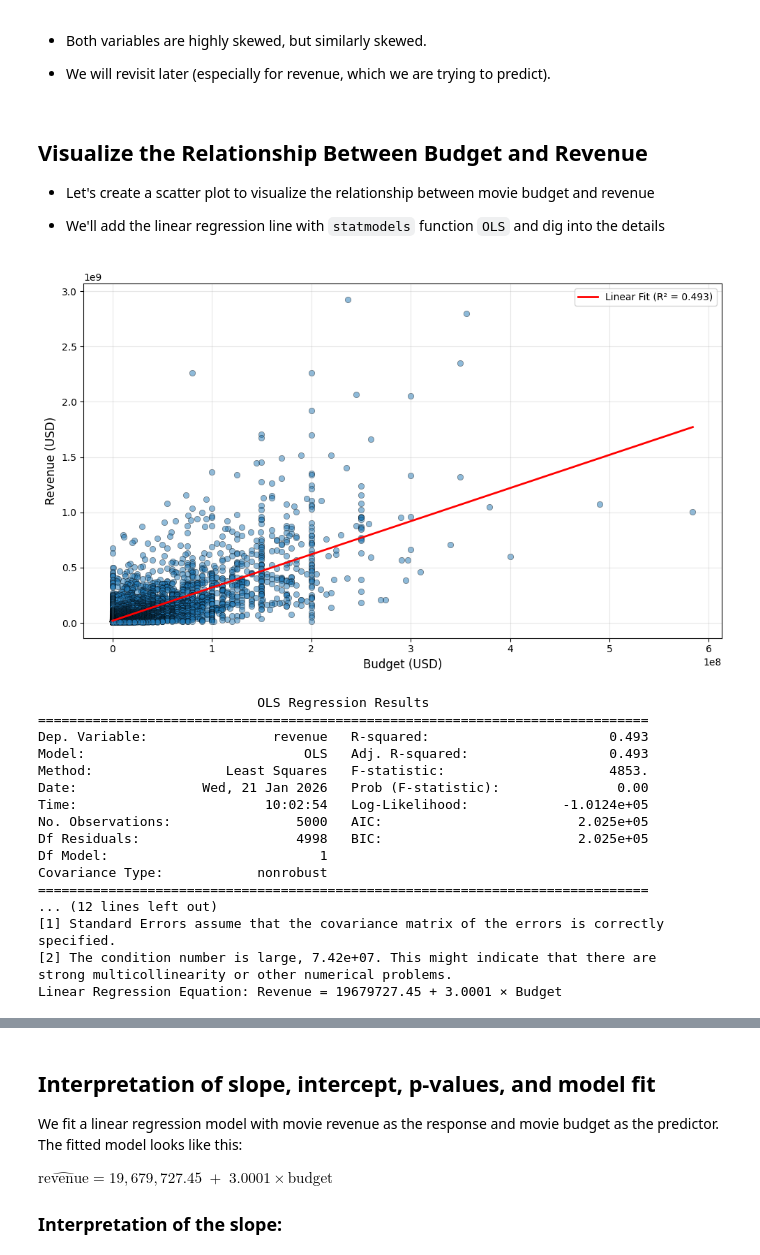
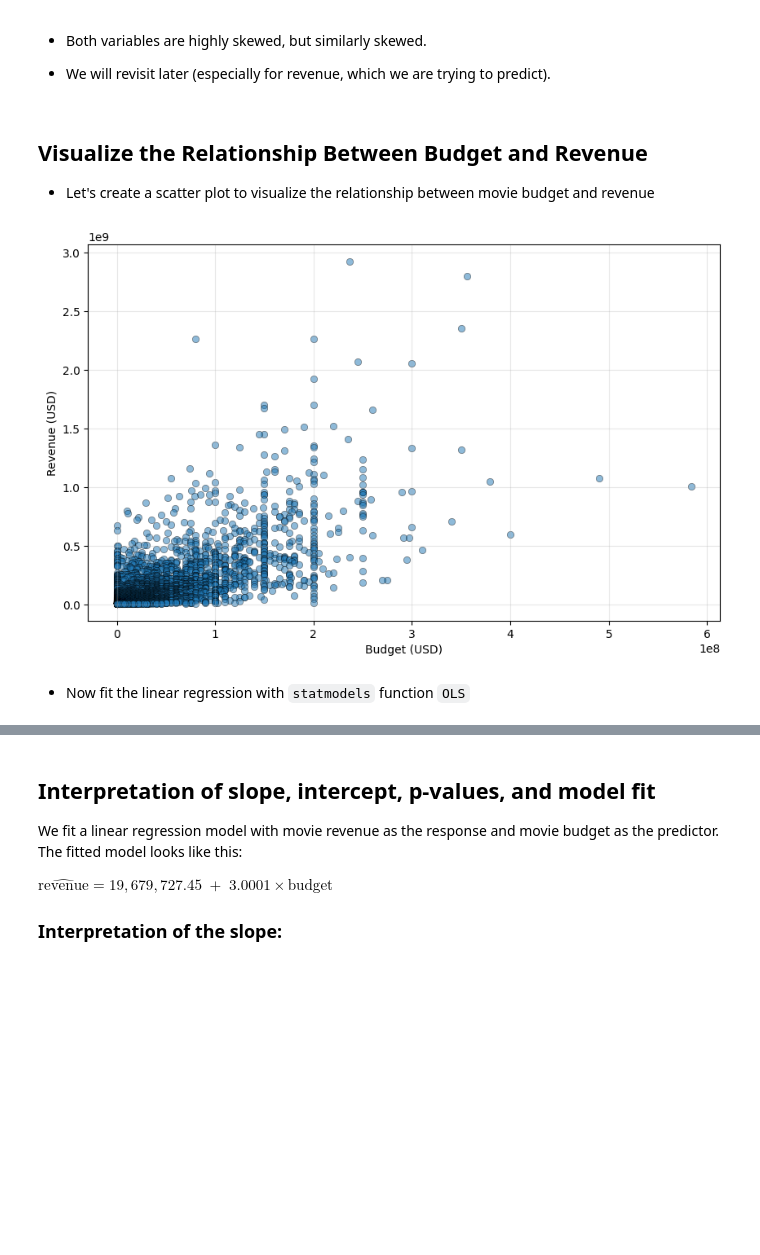
Before and after one commit to STA272/sta272-20261, a Jupyter notebook: Week3/STA272_22012026_L3.ipynb, the cells around one changed output, grey strips where cells are left out. Saved outputs shown, nothing was run; the diff lists cells and outputs as text; code cells hidden in the pictures; blank space fills up the shorter version.

```diff
--- a/Week3/STA272_22012026_L3.ipynb
+++ b/Week3/STA272_22012026_L3.ipynb
@@ -229,60 +239,19 @@ plt.show()
 ## Visualize the Relationship Between Budget and Revenue
 
 - Let's create a scatter plot to visualize the relationship between movie budget and revenue
-
-- We'll add the linear regression line with `statmodels` function `OLS` and dig into the details
 # %%
 import matplotlib.pyplot as plt
 import numpy as np
 import statsmodels.api as sm
 
-# Prepare data for regression
-X = movies['budget']
-y = movies['revenue']
-X_with_const = sm.add_constant(X)  # Add intercept
-
-# Fit linear regression model using statsmodels
-model = sm.OLS(y, X_with_const).fit()
-
-# Get predictions for the regression line
-x_line = np.linspace(X.min(), X.max(), 100)
-x_line_with_const = sm.add_constant(x_line)
-y_line = model.predict(x_line_with_const)
-
-# Create the plot
+# Scatter plot of budget vs revenue
 plt.figure(figsize=(10, 6))
 plt.scatter(movies['budget'], movies['revenue'], alpha=0.5, edgecolors='black', linewidth=0.5)
-
-# Add regression line
-plt.plot(x_line, y_line, 'r-', linewidth=2, label=f'Linear Fit (R² = {model.rsquared:.3f})')
-plt.xlabel('Budget (USD)', fontsize=12)
-plt.ylabel('Revenue (USD)', fontsize=12)
-plt.legend()
+plt.xlabel('Budget (USD)')
+plt.ylabel('Revenue (USD)')
 plt.grid(True, alpha=0.3)
-plt.tight_layout()
 plt.show()
-
-# Print regression results
-print(model.summary())
-intercept = model.params.iloc[0]
-slope = model.params.iloc[1]
-print(f"Linear Regression Equation: Revenue = {intercept:.2f} + {slope:.4f} × Budget")
 # %% [output]
-[figure, old version]
+[figure, new version]
-                            OLS Regression Results
-==============================================================================
-Dep. Variable:                revenue   R-squared:                       0.493
-Model:                            OLS   Adj. R-squared:                  0.493
-Method:                 Least Squares   F-statistic:                     4853.
-Date:                Wed, 21 Jan 2026   Prob (F-statistic):               0.00
-Time:                        10:02:54   Log-Likelihood:            -1.0124e+05
-No. Observations:                5000   AIC:                         2.025e+05
-Df Residuals:                    4998   BIC:                         2.025e+05
-Df Model:                           1
-Covariance Type:            nonrobust
-==============================================================================
-... (12 lines left out)
-[1] Standard Errors assume that the covariance matrix of the errors is correctly specified.
-[2] The condition number is large, 7.42e+07. This might indicate that there are
-strong multicollinearity or other numerical problems.
-Linear Regression Equation: Revenue = 19679727.45 + 3.0001 × Budget
+# %% [markdown]
+- Now fit the linear regression with `statmodels` function `OLS`
```
Also changed, not shown: parts of 53 cells of this notebook.
